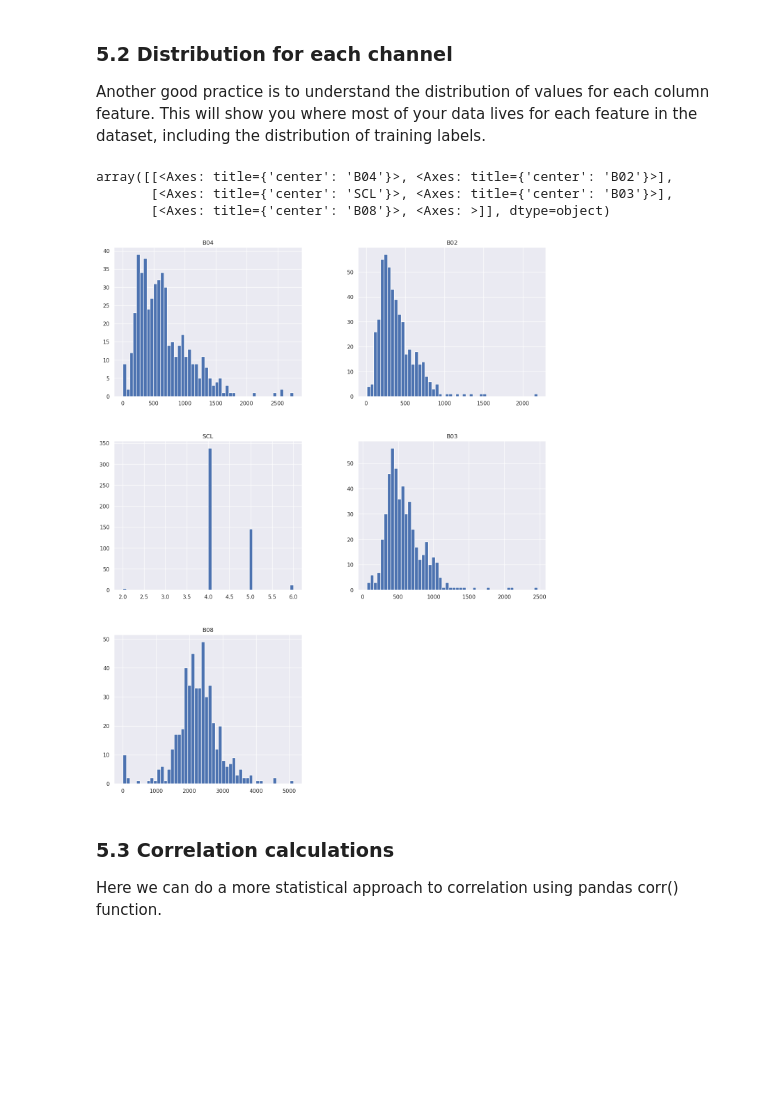
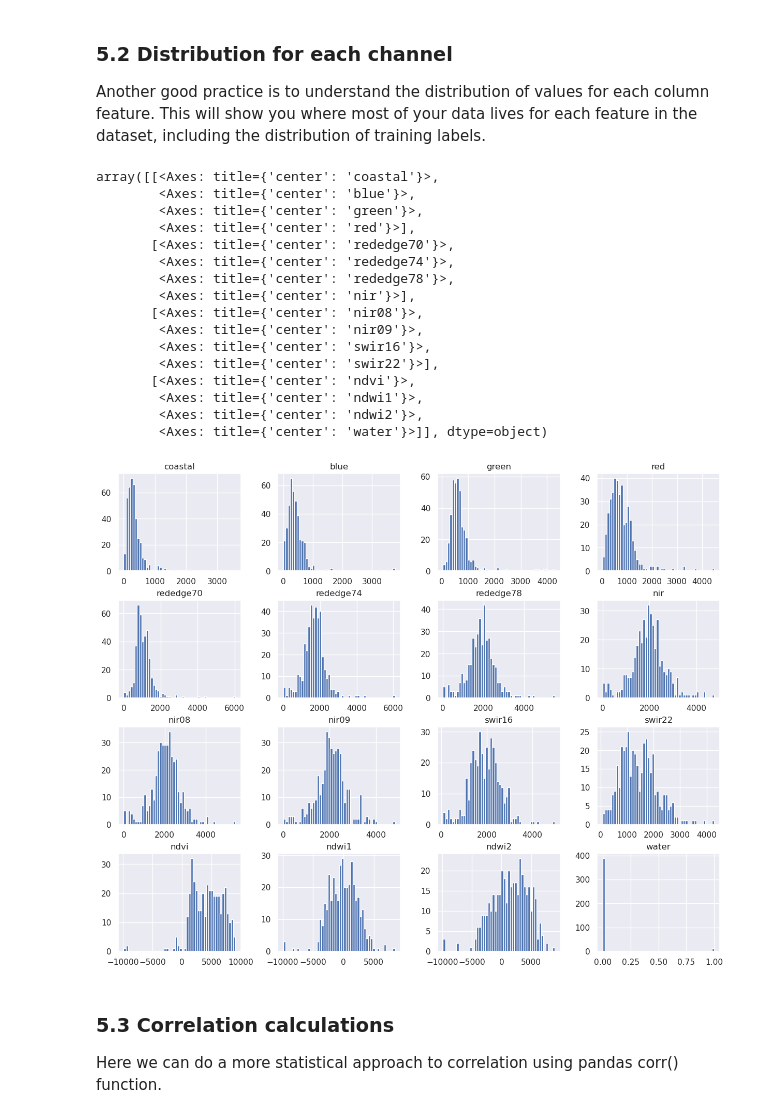
Before and after one commit to ai-extensions/s1_eda, a Jupyter notebook: 1.2_eda.ipynb, the cells around one changed output. Drawn from its saved outputs; the diff is of its cells as text; code cells hidden in the pictures; blank space fills up the shorter version.

```diff
--- a/1.2_eda.ipynb
+++ b/1.2_eda.ipynb
@@ -190,12 +190,25 @@ plt.savefig('output/img_test.png')
 
 Another good practice is to understand the distribution of values for each column feature. This will show you where most of your data lives for each feature in the dataset, including the distribution of training labels.
 # %%
-df_pandas.hist(figsize=(16, 20), bins=50)
+df_pandas.hist(figsize=(15, 12), bins=50)
 # %% [output]
-array([[<Axes: title={'center': 'B04'}>, <Axes: title={'center': 'B02'}>],
-       [<Axes: title={'center': 'SCL'}>, <Axes: title={'center': 'B03'}>],
-       [<Axes: title={'center': 'B08'}>, <Axes: >]], dtype=object)
+array([[<Axes: title={'center': 'coastal'}>,
+        <Axes: title={'center': 'blue'}>,
+        <Axes: title={'center': 'green'}>,
+        <Axes: title={'center': 'red'}>],
+       [<Axes: title={'center': 'rededge70'}>,
+        <Axes: title={'center': 'rededge74'}>,
+        <Axes: title={'center': 'rededge78'}>,
+        <Axes: title={'center': 'nir'}>],
+       [<Axes: title={'center': 'nir08'}>,
+        <Axes: title={'center': 'nir09'}>,
+        <Axes: title={'center': 'swir16'}>,
+        <Axes: title={'center': 'swir22'}>],
+       [<Axes: title={'center': 'ndvi'}>,
+        <Axes: title={'center': 'ndwi1'}>,
+        <Axes: title={'center': 'ndwi2'}>,
+        <Axes: title={'center': 'water'}>]], dtype=object)
-[figure, old version]
+[figure, new version]
 # %% [markdown]
 ### 5.3 Correlation calculations
 
```
Also changed, not shown: parts of 28 cells of this notebook, 3 other files.
